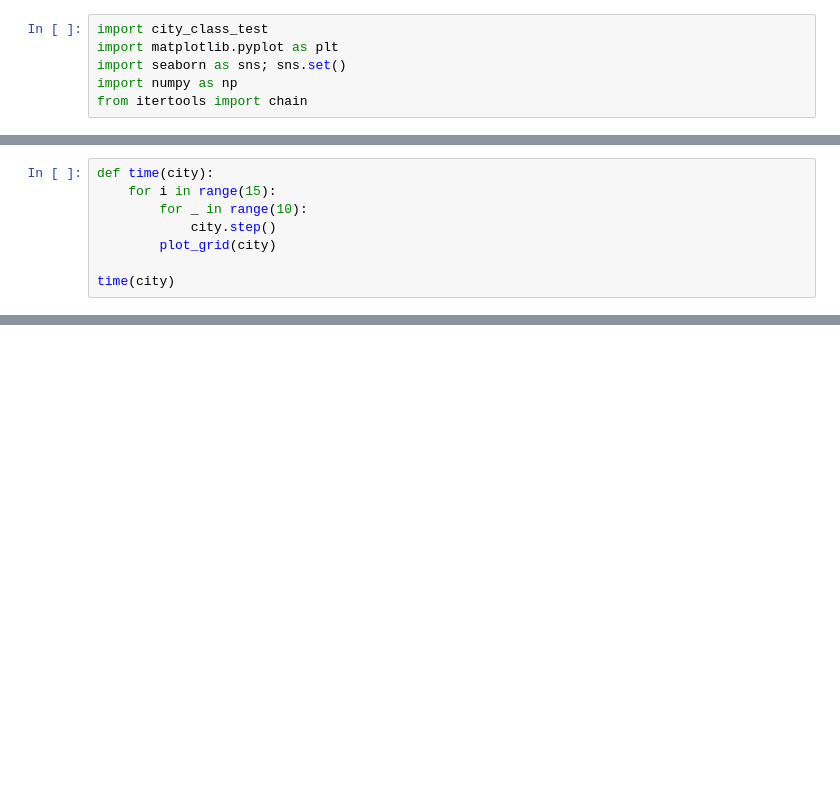
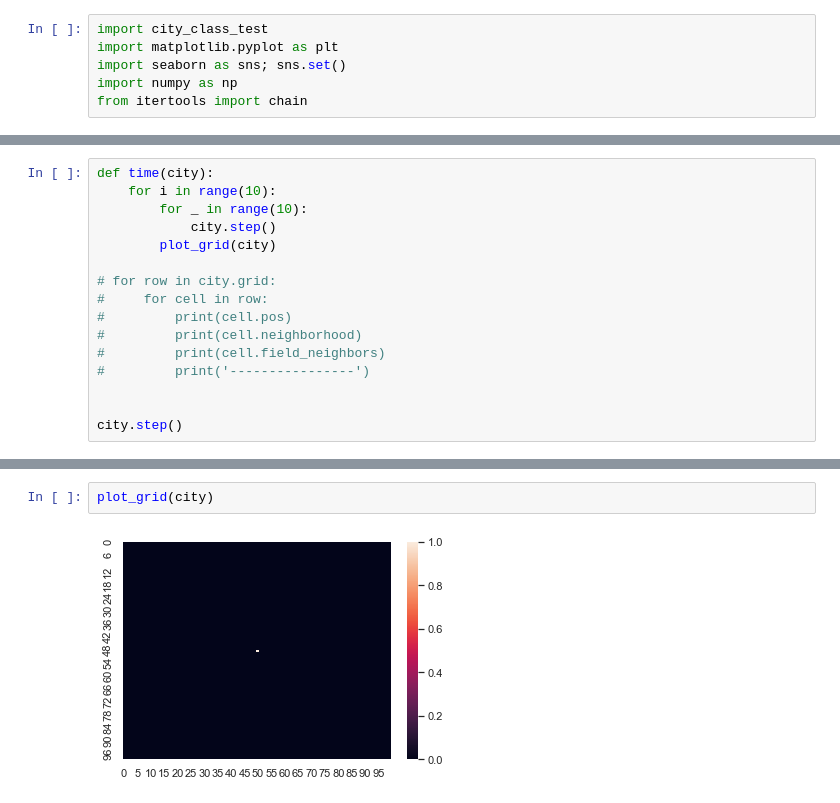
Before and after one commit to RoelvdBurght/complex-systems, a Jupyter notebook: simulate_city.ipynb, the cells around one changed output, grey strips where cells are left out. Cells and saved outputs as stored; diff of their text form; blank space fills up the shorter version.

```diff
--- a/simulate_city.ipynb
+++ b/simulate_city.ipynb
@@ -20,8 +36,16 @@ plot_grid(city)
 # %%
 def time(city):
-    for i in range(15):
+    for i in range(10):
         for _ in range(10):
             city.step()
         plot_grid(city)
 
-time(city)
+# for row in city.grid:
+#     for cell in row:
+#         print(cell.pos)
+#         print(cell.neighborhood)
+#         print(cell.field_neighbors)
+#         print('----------------')
+
+
+city.step()
@@ -46,0 +82,4 @@ sns.heatmap(activity_grid)
+# %%
+plot_grid(city)
+# %% [output]
+[figure, added]
```
Also changed, not shown: parts of 5 cells of this notebook, 1 other file.
